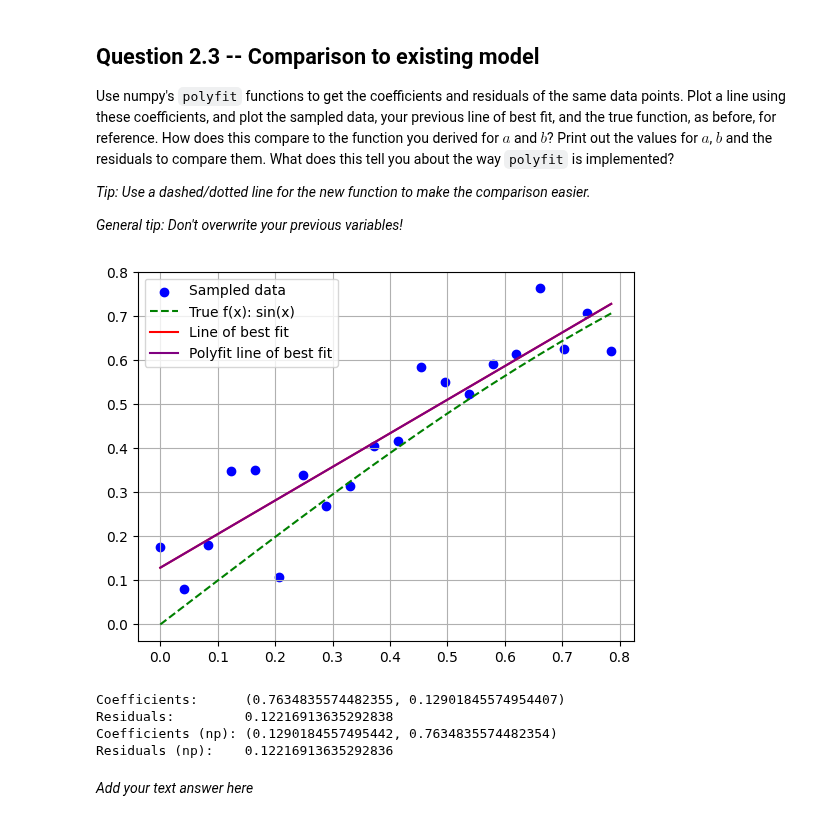
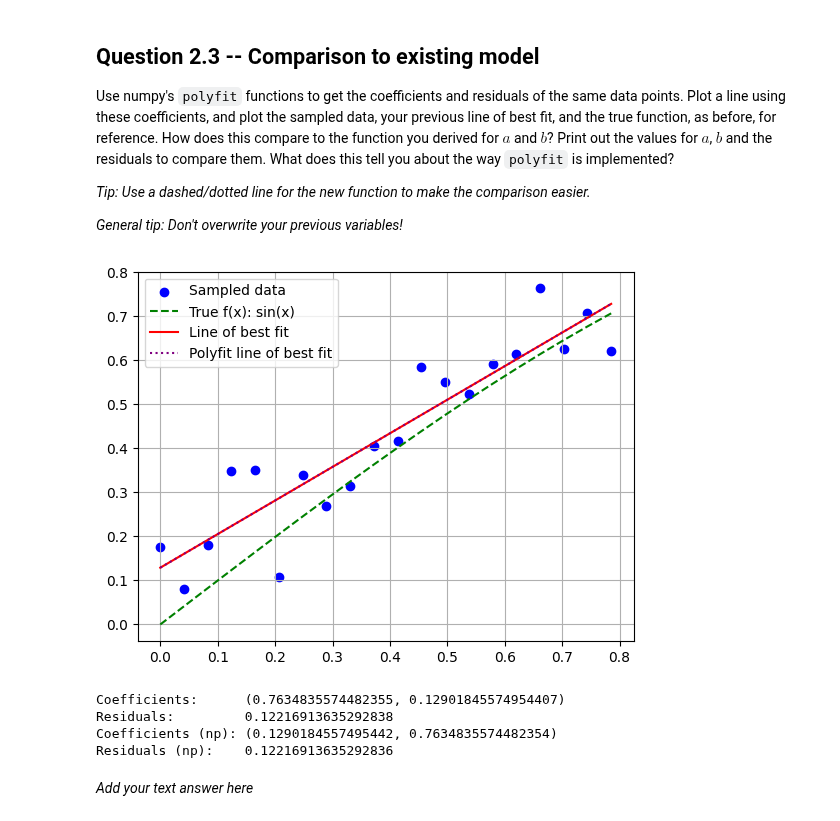
Before and after one commit to kamillaknudsen/tmdl, a Jupyter notebook: TMDL_2024_25_Assignment_1,_Qs_only.ipynb, the cells around one changed output. Drawn from its saved outputs; the diff is of its cells as text; code cells hidden in the pictures.

```diff
--- a/TMDL_2024_25_Assignment_1,_Qs_only.ipynb
+++ b/TMDL_2024_25_Assignment_1,_Qs_only.ipynb
@@ -166,28 +166,28 @@ Use numpy's `polyfit` functions to get the coefficients and residuals of the sam
 # %%
 # TODO: use np polyfit here
 b_np, a_np = np.polyfit(x, y, 1)
 y_best_np = a_np + b_np * x
 res_np = compute_sos(y, y_best_np)
 
 
 # TODO: plot everything you need to
 plt.scatter(x,y, label='Sampled data', color='blue')
 plt.plot(x_pure, y_pure, label='True f(x): sin(x)', color='green', linestyle='--')
 plt.plot(x, y_best, label='Line of best fit', color='red')
-plt.plot(x, y_best_np, label='Polyfit line of best fit', color='purple')
+plt.plot(x, y_best_np, label='Polyfit line of best fit', color='purple', linestyle=':')
 
 plt.grid()
 plt.legend()
 plt.show()
 
 
 # print results
 print("Coefficients:     ", (a, b))
 print("Residuals:        ", res)
 print("Coefficients (np):", (a_np, b_np))
 print("Residuals (np):   ", res_np)
 # %% [output]
-[figure, old version]
+[figure, new version]
 Coefficients:      (0.7634835574482355, 0.12901845574954407)
 Residuals:         0.12216913635292838
 Coefficients (np): (0.1290184557495442, 0.7634835574482354)
```
